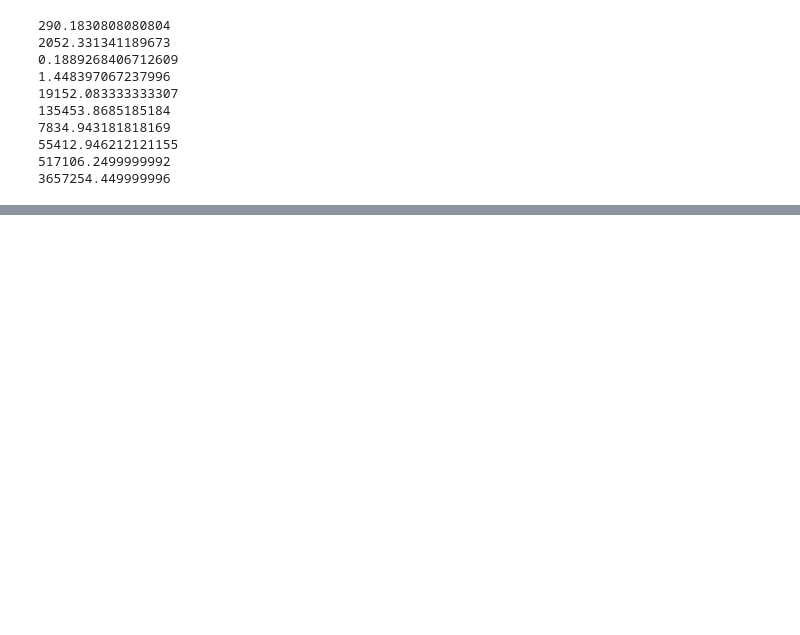
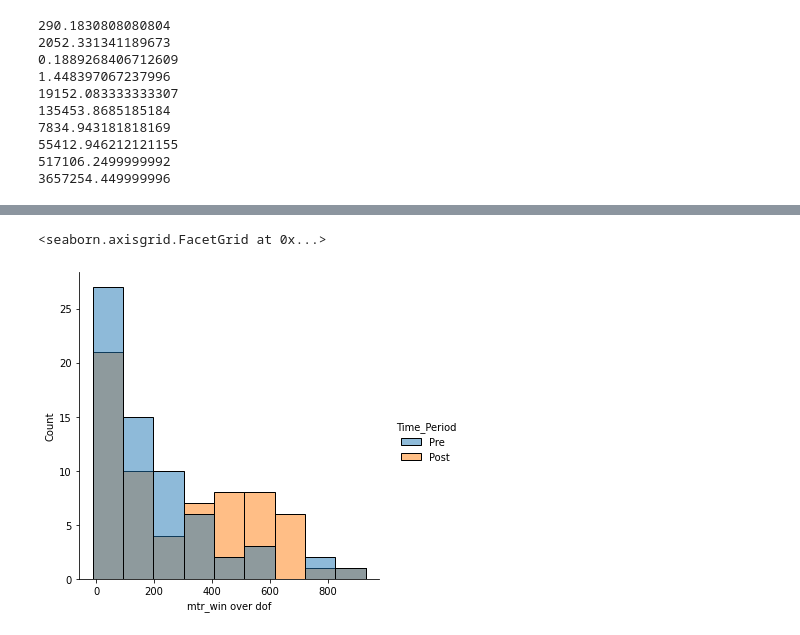
Before and after one commit to jvhuang1786/caesars, a Jupyter notebook: caesar_analysis.ipynb, the cells around one changed output, grey strips where cells are left out. Drawn from its saved outputs; the diff is of its cells as text; code cells hidden in the pictures; blank space fills up the shorter version.

```diff
--- a/caesar_analysis.ipynb
+++ b/caesar_analysis.ipynb
@@ -751,0 +754,3 @@ final_table
+# %%
+df_pre= pd.read_csv('df_pre.csv', index_col = 0)
+df_post = pd.read_csv('df_post.csv', index_col = 0)
@@ -751,0 +780,2 @@ final_table
+# %%
+df_combo = pd.concat([df_pre, df_post])
@@ -751,0 +798,5 @@ final_table
+# %%
+sns.displot(df_combo, x='mtr_win over dof', hue = 'Time_Period')
+# %% [output]
+<seaborn.axisgrid.FacetGrid at 0x...>
+[figure, added]
```
Also changed, not shown: parts of 9 cells of this notebook, 3 other files.
